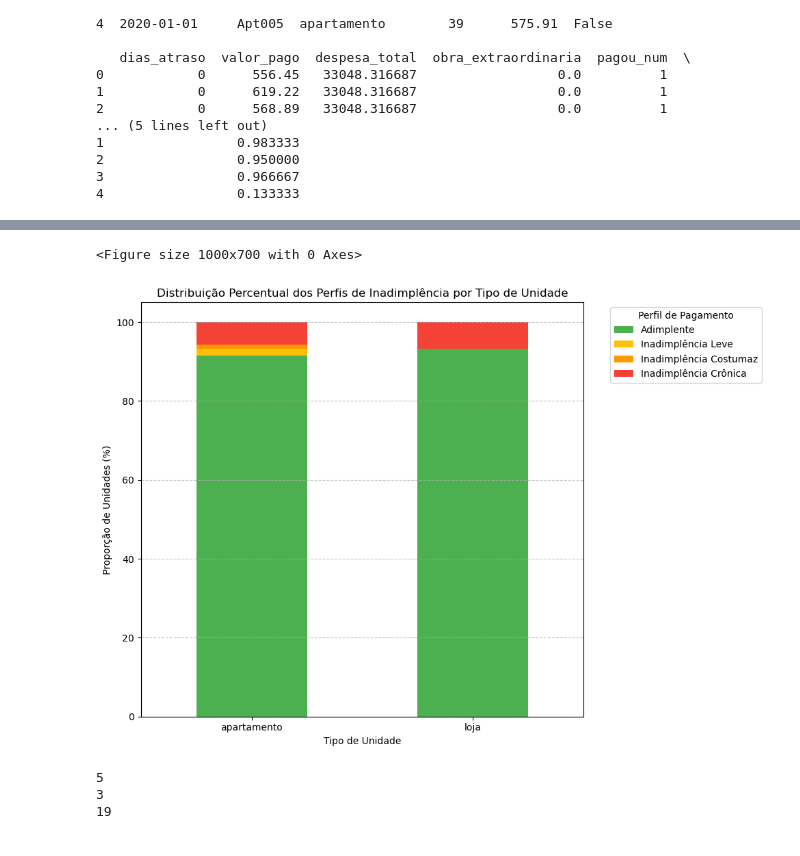
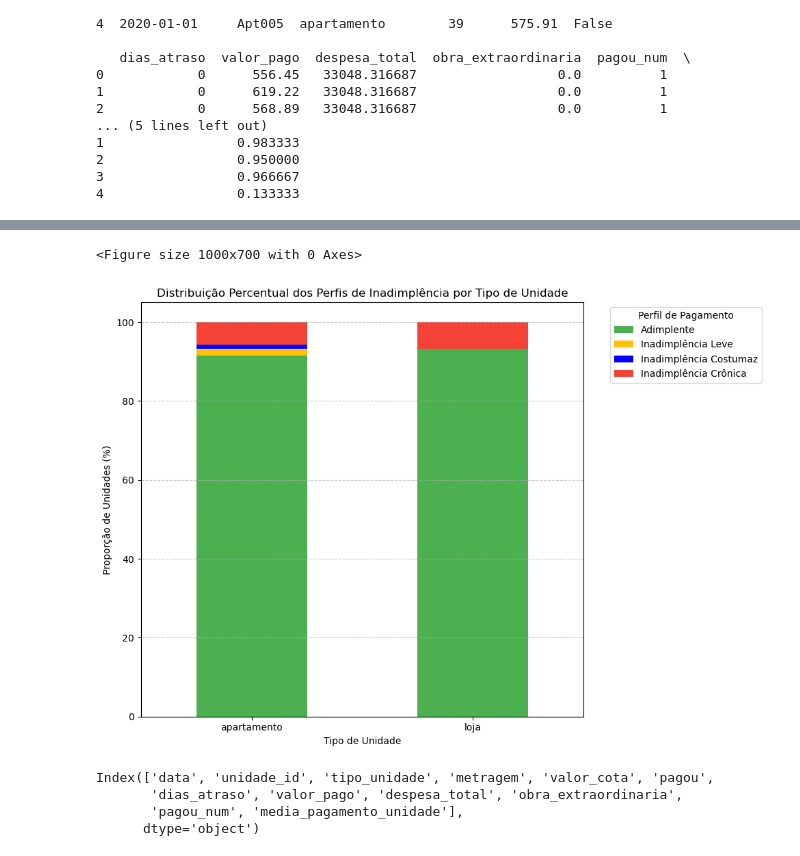
Before and after one commit to Juniortech94/projetoml, a Jupyter notebook: projeto-ml/exploration.ipynb, the cells around one changed output, grey strips where cells are left out. Drawn from its saved outputs; the diff is of its cells as text; code cells hidden in the pictures.

```diff
--- a/projeto-ml/exploration.ipynb
+++ b/projeto-ml/exploration.ipynb
@@ -214,8 +230,7 @@ import seaborn as sns
 # %%
 
-
-# Carregar o dataset atualizado
-predio = pd.read_csv('condominio.csv')
+### Carregar o dataset atualizado
+predio = pd.read_csv('condominio_atualizado.csv')
 # Converter a coluna 'pagou' para numérica
 predio['pagou_num'] = predio['pagou'].astype(int)
 inadimplencia_por_unidade = predio.groupby("unidade_id")["pagou_num"].mean()
@@ -247,42 +262,32 @@ df_inadimplencia_com_tipo['grupo_inadimplencia'] = df_inadimplencia_com_tipo['me
 ordem_grupos = ['Adimplente', 'Inadimplência Leve', 'Inadimplência Costumaz', 'Inadimplência Crônica']
 cores_grupos = {
     'Adimplente': '#4CAF50', # Verde
     'Inadimplência Leve': '#FFC107', # Amarelo
-    'Inadimplência Costumaz': '#FF9800', # Laranja
+    'Inadimplência Costumaz': "#0400FF", # Azul
     'Inadimplência Crônica': '#F44336' # Vermelho
 }
 # Criar a tabela de contingência para as contagens
 # `normalize='index'` mostra a proporção percentual dentro de cada tipo de unidade
 tabela_grupos_tipo = pd.crosstab(
     df_inadimplencia_com_tipo['tipo_unidade'],
     df_inadimplencia_com_tipo['grupo_inadimplencia']
 ).reindex(columns=ordem_grupos, fill_value=0) # Garante a ordem e preenche vazios com 0
 tabela_grupos_tipo_pct = tabela_grupos_tipo.div(tabela_grupos_tipo.sum(axis=1), axis=0) * 100
 
 
 plt.figure(figsize=(10, 7))
 
 # Plotar o gráfico de barras empilhadas
 tabela_grupos_tipo_pct.plot(kind='bar', stacked=True, figsize=(10, 7), color=[cores_grupos[col] for col in ordem_grupos])
 
 plt.title('Distribuição Percentual dos Perfis de Inadimplência por Tipo de Unidade')
 plt.xlabel('Tipo de Unidade')
 plt.ylabel('Proporção de Unidades (%)')
 plt.xticks(rotation=0) # Não girar os rótulos do eixo X
 plt.legend(title='Perfil de Pagamento', bbox_to_anchor=(1.05, 1), loc='upper left')
 plt.grid(axis='y', linestyle='--', alpha=0.7)
 plt.tight_layout()
 plt.show()
 # %% [output]
 <Figure size 1000x700 with 0 Axes>
-[figure, old version]
+[figure, new version]
-# %%
-### Quantidade de inadimplentes por faixa
-print(inadimplentes_leve.count())
-print(inadimplentes_costumazes.count())
-print(inadimplentes_cronicos.count())
-print (adim)
-# %% [output]
-5
-3
-19
@@ -304,3 +299,12 @@ import seaborn as sns
 ### Criar um gráfico de barras que ilustre a evolução mensal da inadimplência e o quanto o condomínio deixou de arrecadar.
 ### Criar uma coluna valor real de arrecadação, excluindo os inadimplentes para simular quanto seria o valor do condomínio se não houvesse inadimplência.
 ### Criar uma coluna de previsão orçamentária, considerando o valor real de arrecadação e o valor real de despesas.
+# %%
+### separar os atributos para tentar prever a inadimplência, tipo_unidade, metragem, valor_cota, dias_atraso,media_pagamento_unidade, obra_extraordinaria
+### atributos que podem influenciar na previsão orçamentária data(criar coluna temporal)despesa_total e obra_extraordinaria
+predio.columns
+# %% [output]
+Index(['data', 'unidade_id', 'tipo_unidade', 'metragem', 'valor_cota', 'pagou',
+       'dias_atraso', 'valor_pago', 'despesa_total', 'obra_extraordinaria',
+       'pagou_num', 'media_pagamento_unidade'],
+      dtype='object')
```
Also changed, not shown: parts of 14 cells of this notebook, 1 other file.
